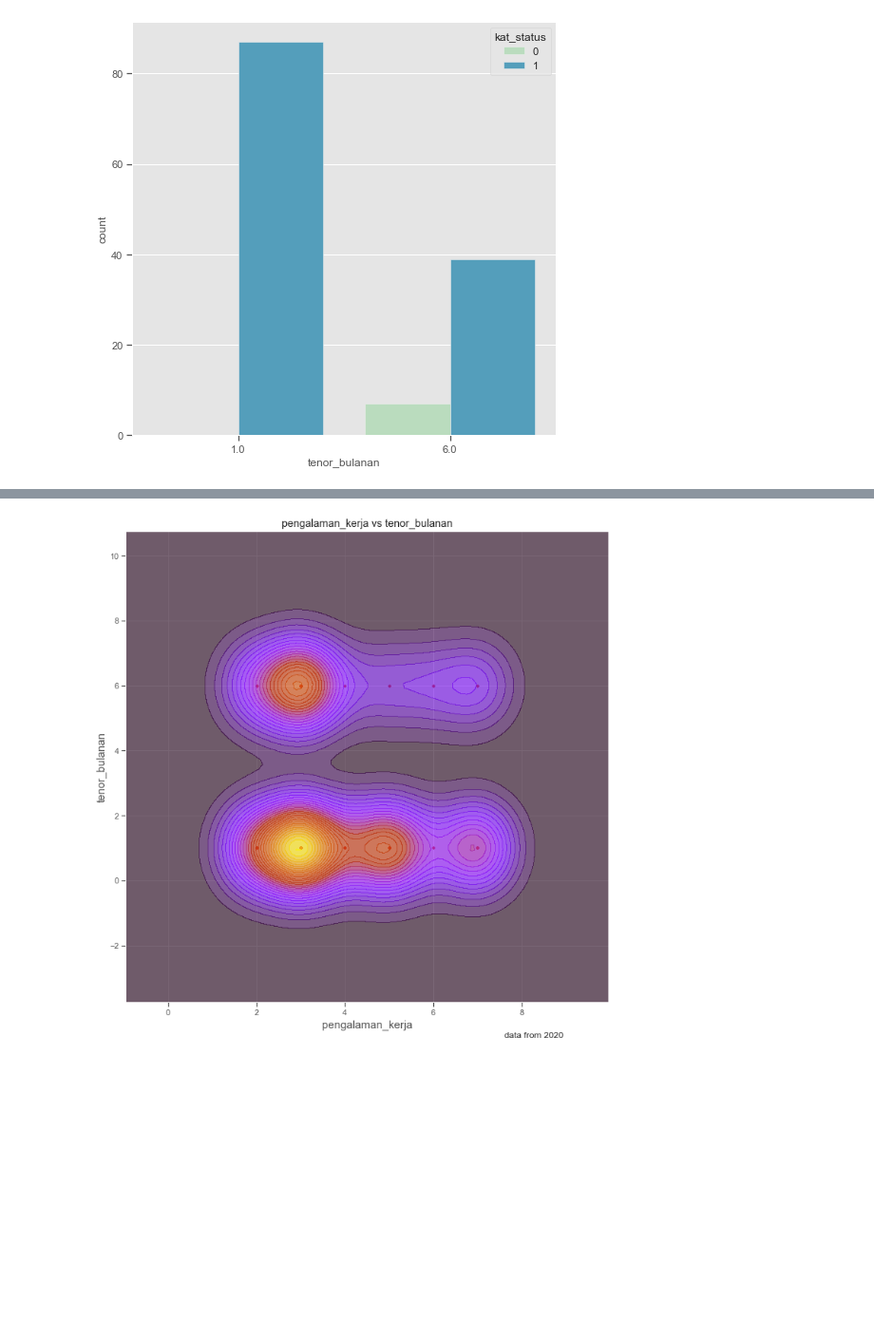
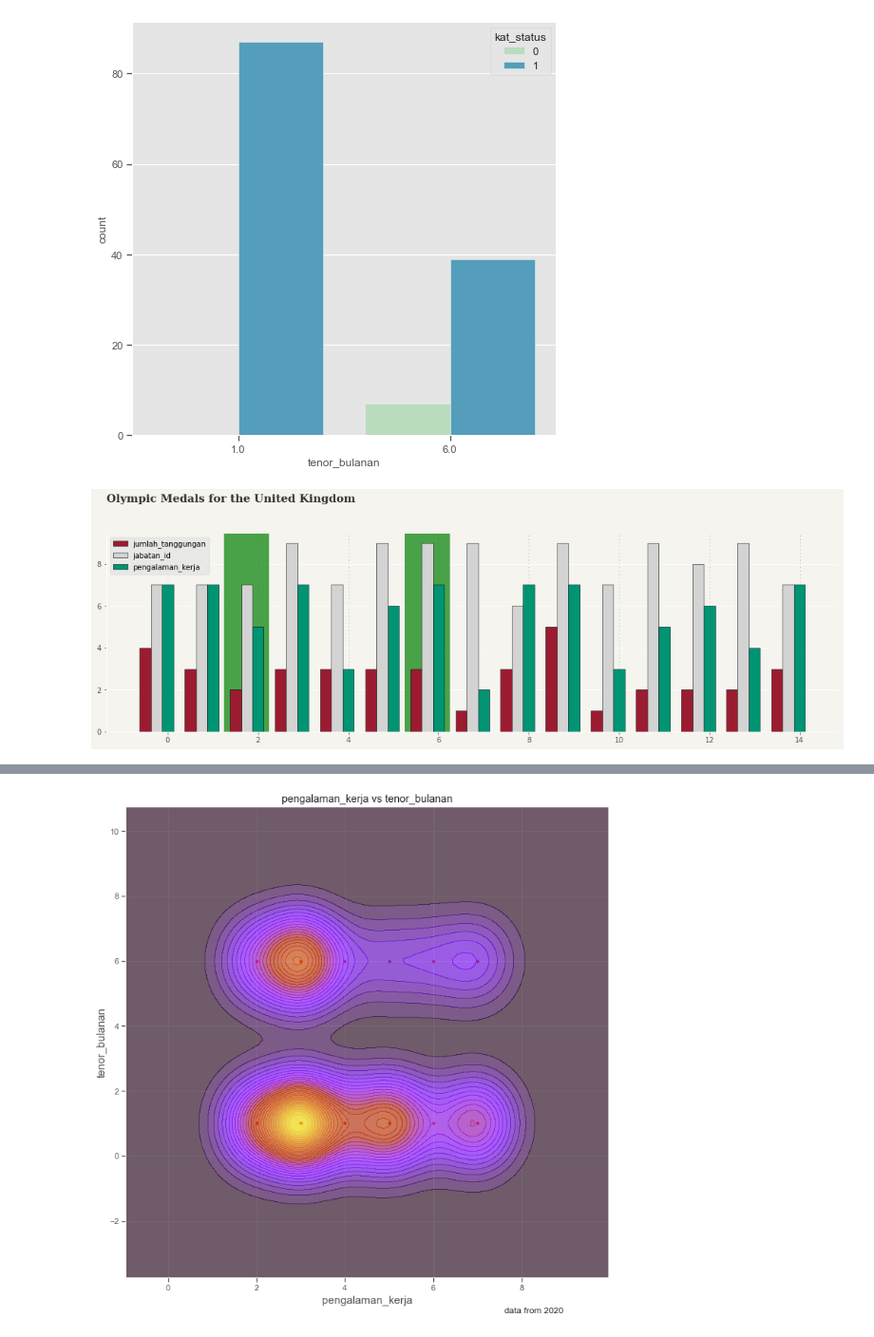
Before and after one commit to imanursar/Machine-Learning-Notes, a Jupyter notebook: Custom Function/Visual Function.ipynb, the cells around one changed output, grey strips where cells are left out. Shown at 95% size. Saved outputs shown, nothing was run; the diff lists cells and outputs as text; code cells hidden in the pictures; blank space fills up the shorter version.

```diff
--- a/Custom Function/Visual Function.ipynb
+++ b/Custom Function/Visual Function.ipynb
@@ -142,3 +163,11 @@ visual.bar_plot(df[df.columns[5:13]],df.columns[5:13])
 [figure]
 [figure]
 [figure]
+# %%
+df_1 = df.reset_index()
+# %%
+visual.combine_bar_plot(df_1[:15],'index',types='unstack',
+                       col_list=["pengalaman_kerja","jabatan_id","jumlah_tanggungan"],
+                        title='Olympic Medals for the United Kingdom',sub_title=None,footnote=None)
+# %% [output]
+[figure, added]
```
Also changed, not shown: parts of 5 cells of this notebook.
